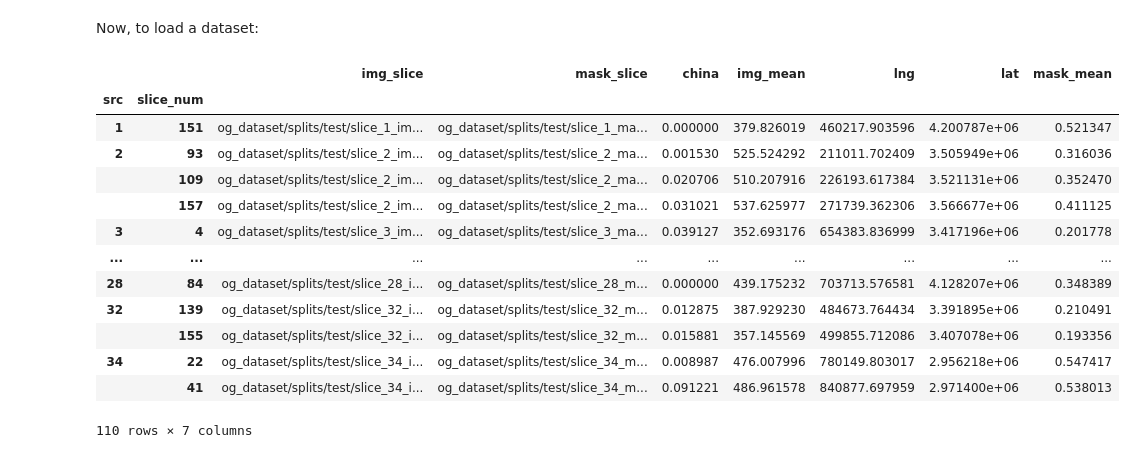
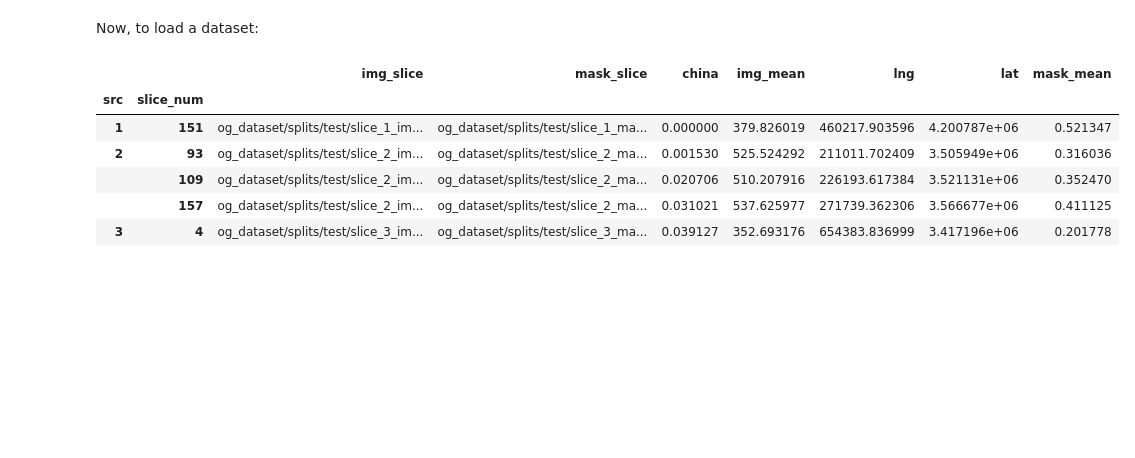
Before and after one commit to jonasbarth/fds-2022-final-project, a Jupyter notebook: preprocessing.ipynb, the cells around one changed output. Drawn from its saved outputs; the diff is of its cells as text; code cells hidden in the pictures; blank space fills up the shorter version.

```diff
--- a/preprocessing.ipynb
+++ b/preprocessing.ipynb
@@ -136,19 +136,12 @@ dev_data.to_csv('dataset/dev_data.csv')
 # %% [markdown]
 Now, to load a dataset:
 # %%
-pd.read_csv('dataset/test_data.csv', index_col=['src','slice_num'])
+pd.read_csv('dataset/test_data.csv', index_col=['src','slice_num']).head()
 # %% [output]
 |  |  | img_slice | mask_slice | china | img_mean | lng | lat | mask_mean |
 | src | slice_num |  |  |  |  |  |  |  |
 | 1 | 151 | og_dataset/splits/test/slice_1_im... | og_dataset/splits/test/slice_1_ma... | 0.000000 | 379.826019 | 460217.903596 | 4.200787e+06 | 0.521347 |
 | 2 | 93 | og_dataset/splits/test/slice_2_im... | og_dataset/splits/test/slice_2_ma... | 0.001530 | 525.524292 | 211011.702409 | 3.505949e+06 | 0.316036 |
 |  | 109 | og_dataset/splits/test/slice_2_im... | og_dataset/splits/test/slice_2_ma... | 0.020706 | 510.207916 | 226193.617384 | 3.521131e+06 | 0.352470 |
 |  | 157 | og_dataset/splits/test/slice_2_im... | og_dataset/splits/test/slice_2_ma... | 0.031021 | 537.625977 | 271739.362306 | 3.566677e+06 | 0.411125 |
 | 3 | 4 | og_dataset/splits/test/slice_3_im... | og_dataset/splits/test/slice_3_ma... | 0.039127 | 352.693176 | 654383.836999 | 3.417196e+06 | 0.201778 |
-| ... | ... | ... | ... | ... | ... | ... | ... | ... |
-| 28 | 84 | og_dataset/splits/test/slice_28_i... | og_dataset/splits/test/slice_28_m... | 0.000000 | 439.175232 | 703713.576581 | 4.128207e+06 | 0.348389 |
-| 32 | 139 | og_dataset/splits/test/slice_32_i... | og_dataset/splits/test/slice_32_m... | 0.012875 | 387.929230 | 484673.764434 | 3.391895e+06 | 0.210491 |
-|  | 155 | og_dataset/splits/test/slice_32_i... | og_dataset/splits/test/slice_32_m... | 0.015881 | 357.145569 | 499855.712086 | 3.407078e+06 | 0.193356 |
-| 34 | 22 | og_dataset/splits/test/slice_34_i... | og_dataset/splits/test/slice_34_m... | 0.008987 | 476.007996 | 780149.803017 | 2.956218e+06 | 0.547417 |
-|  | 41 | og_dataset/splits/test/slice_34_i... | og_dataset/splits/test/slice_34_m... | 0.091221 | 486.961578 | 840877.697959 | 2.971400e+06 | 0.538013 |
-110 rows × 7 columns
```
Also changed, not shown: parts of 7 cells of this notebook.
